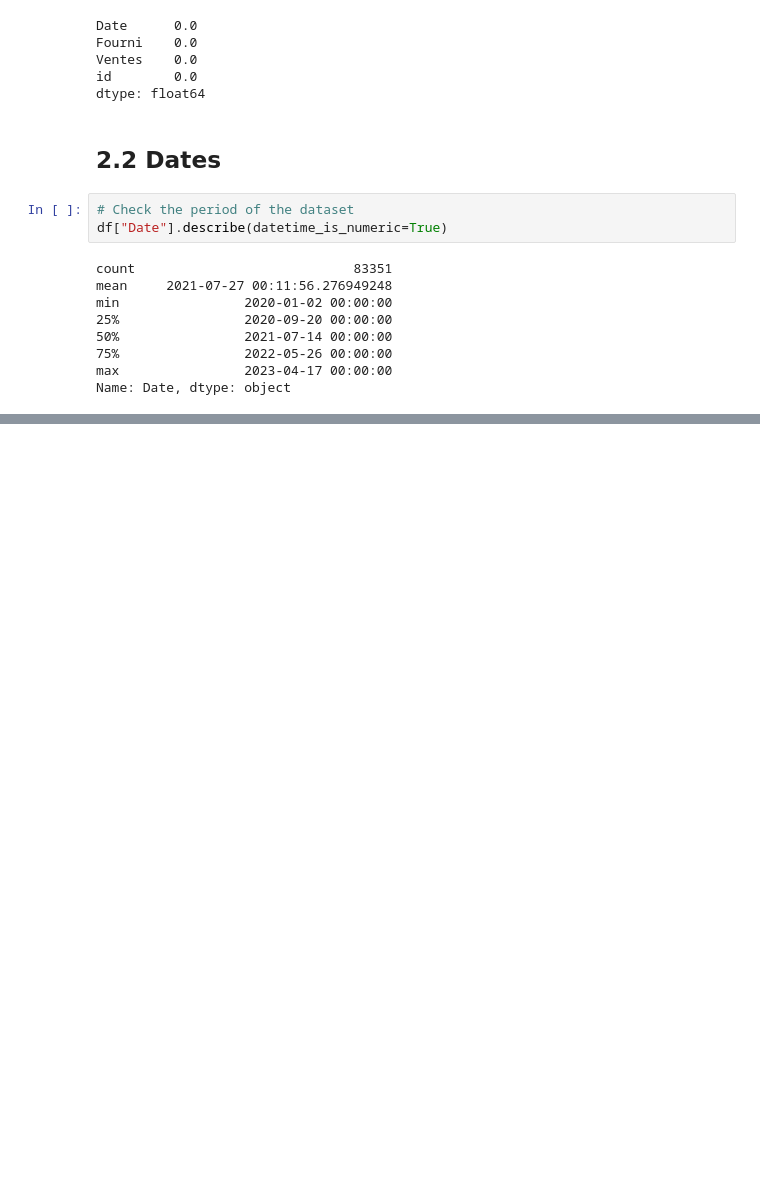
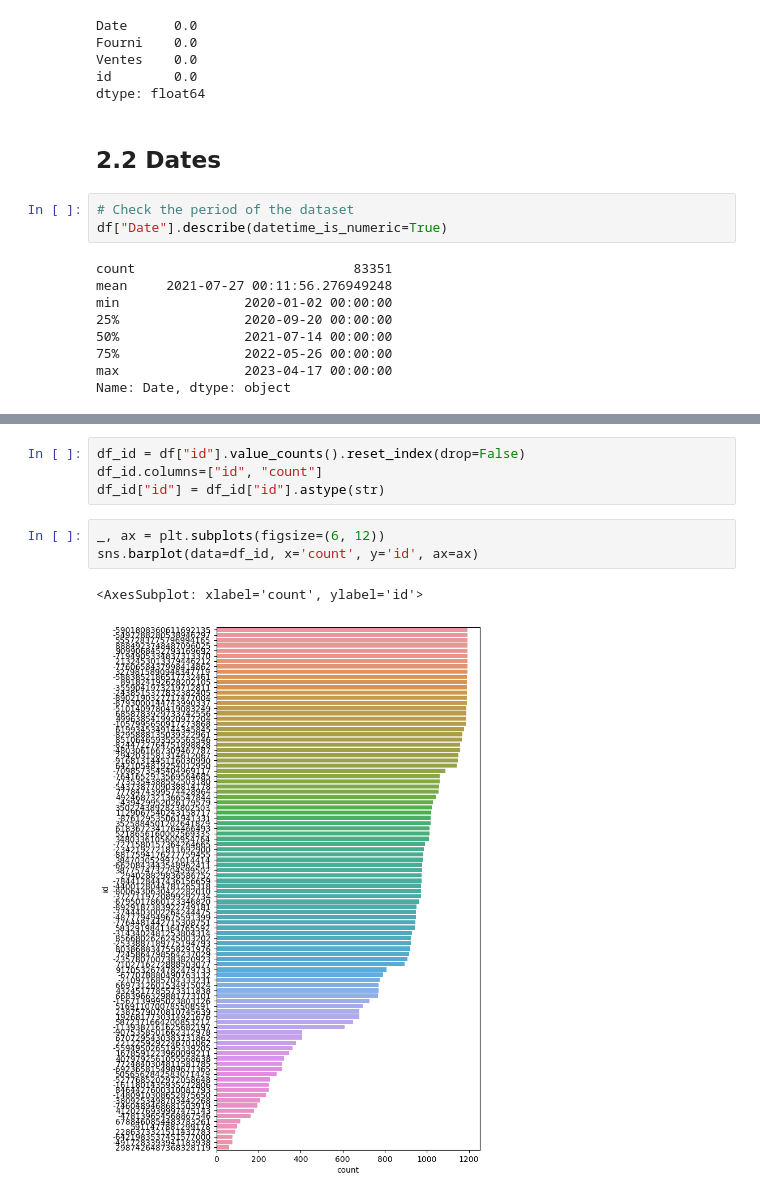
Before and after one commit to BWallyn/demand-forecast, a Jupyter notebook: notebooks/1-data-exploration.ipynb, the cells around one changed output, grey strips where cells are left out. Saved outputs shown, nothing was run; the diff lists cells and outputs as text; blank space fills up the shorter version.

```diff
--- a/notebooks/1-data-exploration.ipynb
+++ b/notebooks/1-data-exploration.ipynb
@@ -84,0 +116,10 @@ Name: Date, dtype: object
+# %%
+df_id = df["id"].value_counts().reset_index(drop=False)
+df_id.columns=["id", "count"]
+df_id["id"] = df_id["id"].astype(str)
+# %%
+_, ax = plt.subplots(figsize=(6, 12))
+sns.barplot(data=df_id, x='count', y='id', ax=ax)
+# %% [output]
+<AxesSubplot: xlabel='count', ylabel='id'>
+[figure, added]
```
Also changed, not shown: parts of 8 cells of this notebook.
